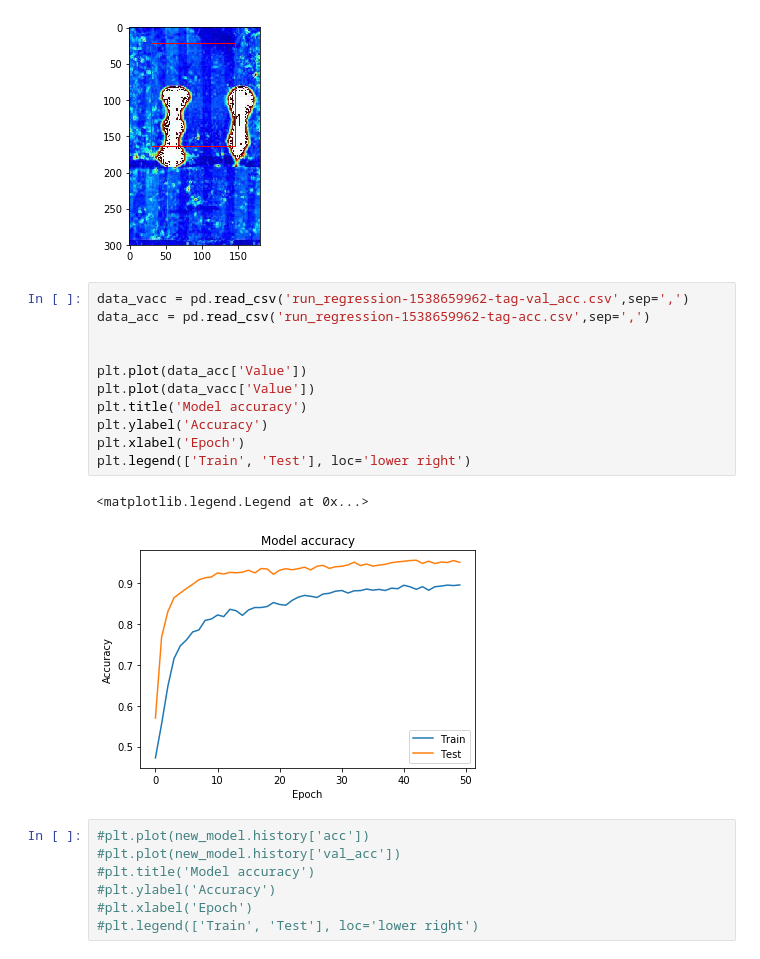
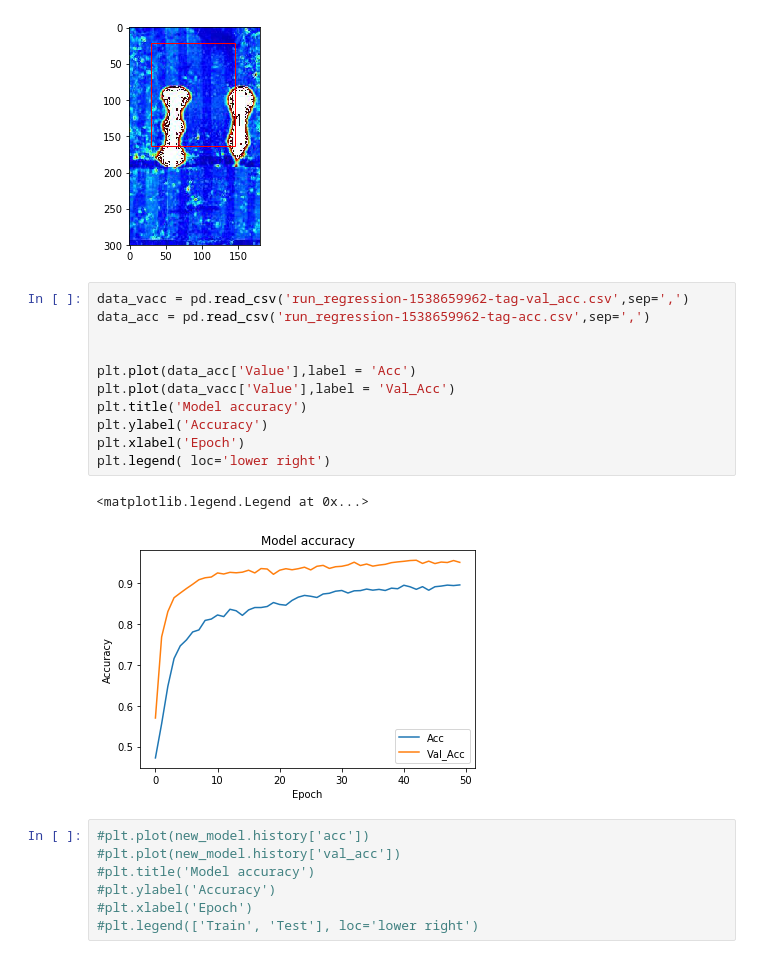
Before and after one commit to cdebom/DeepLearningProblemSolutions, a Jupyter notebook: Problem02-Find_and_Regression/Yuri/regression_geo_DNN.ipynb, the cells around one changed output. Cells and saved outputs as stored; diff of their text form.

```diff
--- a/Problem02-Find_and_Regression/Yuri/regression_geo_DNN.ipynb
+++ b/Problem02-Find_and_Regression/Yuri/regression_geo_DNN.ipynb
@@ -142,17 +144,17 @@ plt.show()
 # %%
 data_vacc = pd.read_csv('run_regression-1538659962-tag-val_acc.csv',sep=',')
 data_acc = pd.read_csv('run_regression-1538659962-tag-acc.csv',sep=',')
 
 
-plt.plot(data_acc['Value'])
-plt.plot(data_vacc['Value'])
+plt.plot(data_acc['Value'],label = 'Acc')
+plt.plot(data_vacc['Value'],label = 'Val_Acc')
 plt.title('Model accuracy')
 plt.ylabel('Accuracy')
 plt.xlabel('Epoch')
-plt.legend(['Train', 'Test'], loc='lower right')
+plt.legend( loc='lower right')
 # %% [output]
 <matplotlib.legend.Legend at 0x...>
-[figure, old version]
+[figure, new version]
 # %%
 #plt.plot(new_model.history['acc'])
 #plt.plot(new_model.history['val_acc'])
```
Also changed, not shown: parts of 1 cell of this notebook.
